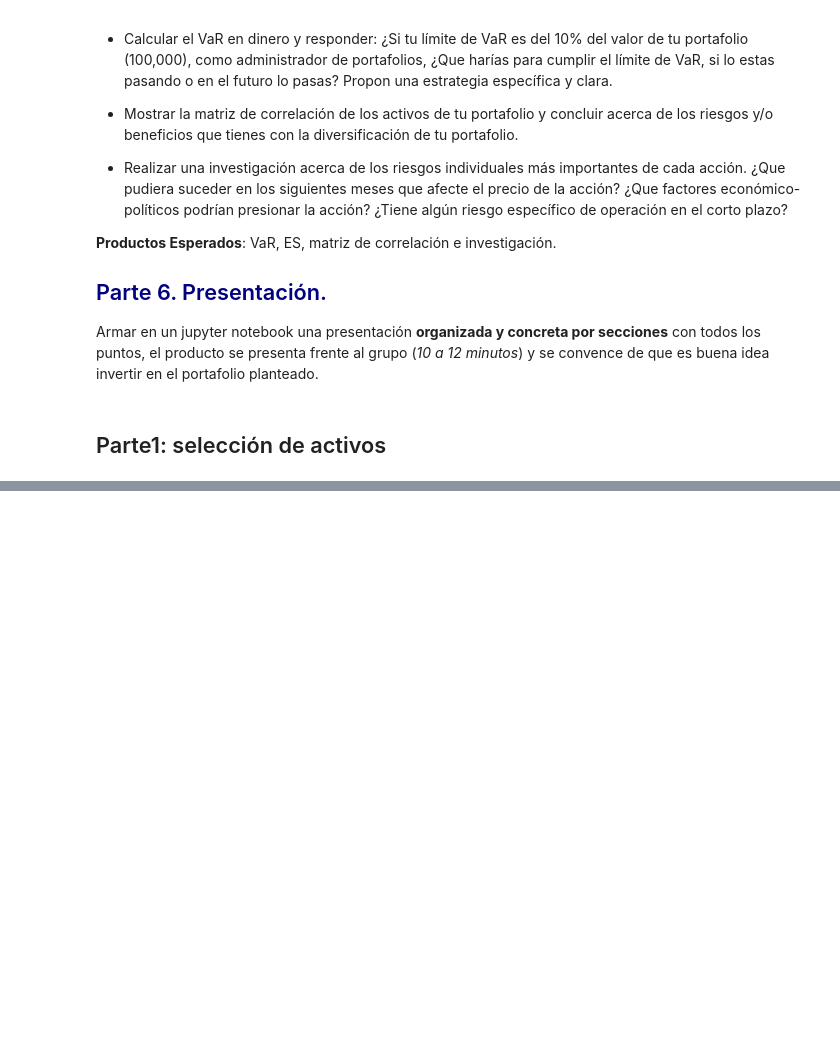
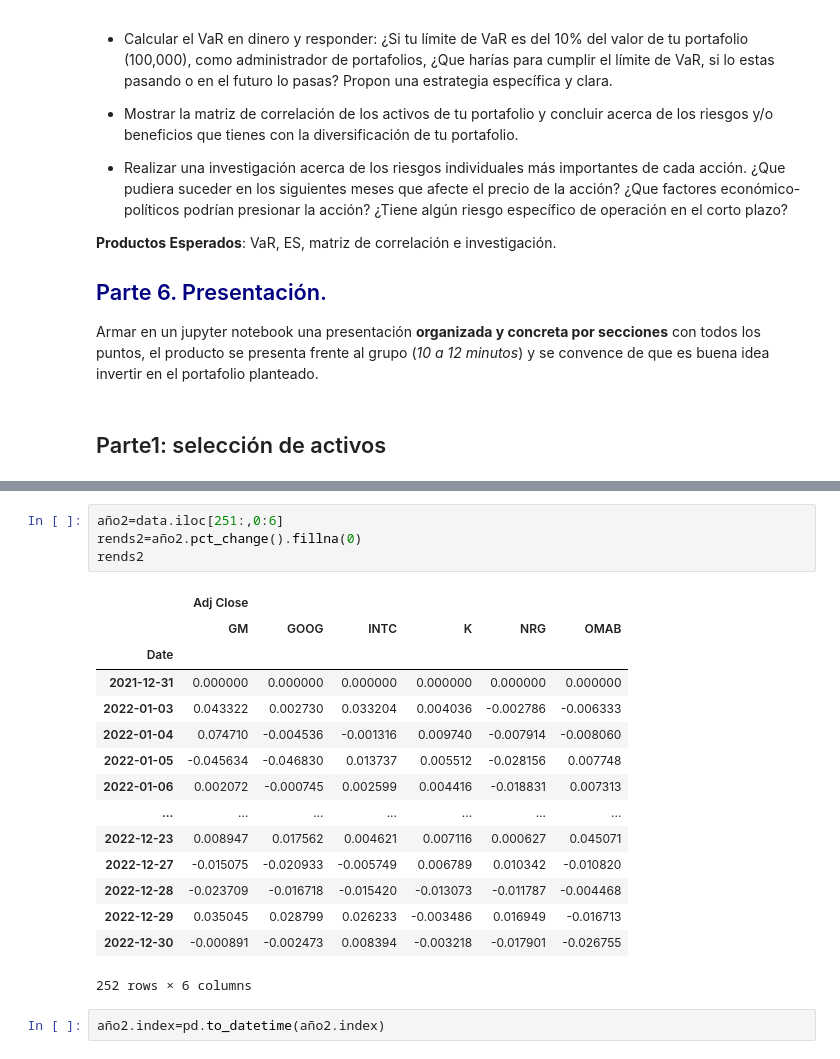
Before and after one commit to EmilianoMena/Portafolio_Admin_Riesgo, a Jupyter notebook: Proyecto_EM_LB_JH.ipynb, the cells around one changed output, grey strips where cells are left out. Saved outputs shown, nothing was run; the diff lists cells and outputs as text; blank space fills up the shorter version.

```diff
--- a/Proyecto_EM_LB_JH.ipynb
+++ b/Proyecto_EM_LB_JH.ipynb
@@ -130,0 +356,22 @@ acciones_df
+# %%
+año2=data.iloc[251:,0:6]
+rends2=año2.pct_change().fillna(0)
+rends2
+# %% [output]
+|  | Adj Close |  |  |  |  |  |
+|  | GM | GOOG | INTC | K | NRG | OMAB |
+| Date |  |  |  |  |  |  |
+| 2021-12-31 | 0.000000 | 0.000000 | 0.000000 | 0.000000 | 0.000000 | 0.000000 |
+| 2022-01-03 | 0.043322 | 0.002730 | 0.033204 | 0.004036 | -0.002786 | -0.006333 |
+| 2022-01-04 | 0.074710 | -0.004536 | -0.001316 | 0.009740 | -0.007914 | -0.008060 |
+| 2022-01-05 | -0.045634 | -0.046830 | 0.013737 | 0.005512 | -0.028156 | 0.007748 |
+| 2022-01-06 | 0.002072 | -0.000745 | 0.002599 | 0.004416 | -0.018831 | 0.007313 |
+| ... | ... | ... | ... | ... | ... | ... |
+| 2022-12-23 | 0.008947 | 0.017562 | 0.004621 | 0.007116 | 0.000627 | 0.045071 |
+| 2022-12-27 | -0.015075 | -0.020933 | -0.005749 | 0.006789 | 0.010342 | -0.010820 |
+| 2022-12-28 | -0.023709 | -0.016718 | -0.015420 | -0.013073 | -0.011787 | -0.004468 |
+| 2022-12-29 | 0.035045 | 0.028799 | 0.026233 | -0.003486 | 0.016949 | -0.016713 |
+| 2022-12-30 | -0.000891 | -0.002473 | 0.008394 | -0.003218 | -0.017901 | -0.026755 |
+252 rows × 6 columns
+# %%
+año2.index=pd.to_datetime(año2.index)
```
Also changed, not shown: parts of 31 cells of this notebook.
